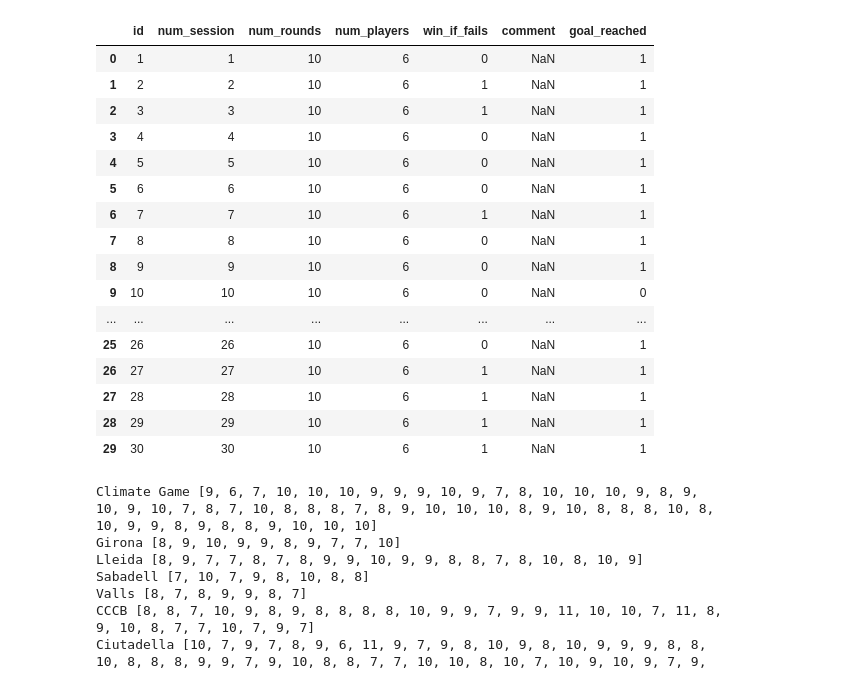
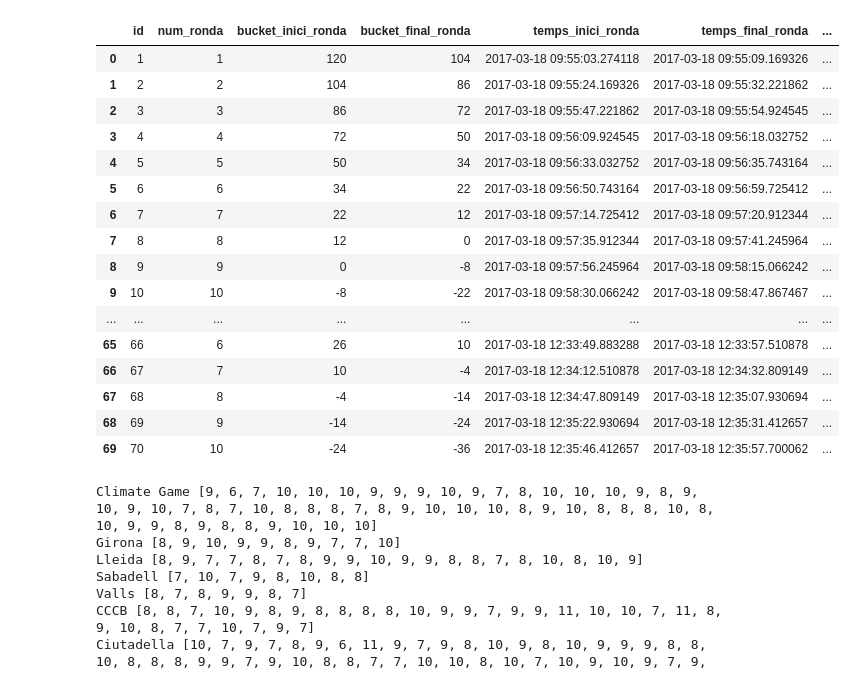
Before and after one commit to canigocallau/TFM, a Jupyter notebook: Final figures.ipynb, the cells around one changed output. Drawn from its saved outputs; the diff is of its cells as text; code cells hidden in the pictures.

```diff
--- a/Final figures.ipynb
+++ b/Final figures.ipynb
@@ -26,51 +26,51 @@ sessionlleida=pd.read_csv("Games for mental health/Lleida_partida.csv")
 userlleida=pd.read_csv("Games for mental health/Lleida_user.csv")
 userroundlleida=pd.read_csv("Games for mental health/Lleida_userronda.csv")
 roundsabadell=pd.read_csv("Games for mental health/Sabadell_ronda.csv")
 sessionsabadell=pd.read_csv("Games for mental health/Sabadell_partida.csv")
 usersabadell=pd.read_csv("Games for mental health/Sabadell_user.csv")
 userroundsabadell=pd.read_csv("Games for mental health/Sabadell_userronda.csv")
 roundvalls=pd.read_csv("Games for mental health/Valls_ronda.csv")
 sessionvalls=pd.read_csv("Games for mental health/Valls_partida.csv")
 uservalls=pd.read_csv("Games for mental health/Valls_user.csv")
 userroundvalls=pd.read_csv("Games for mental health/Valls_userronda.csv")
 # STEM4Youth Aire (5,6)
 roundcccb=pd.read_csv("STEM4Youth Aire/round_CCCB.csv")
 sessioncccb=pd.read_csv("STEM4Youth Aire/session_CCCB.csv")
 usercccb=pd.read_csv("STEM4Youth Aire/user_CCCB.csv",encoding='latin-1')
 userroundcccb=pd.read_csv("STEM4Youth Aire/userround_CCCB.csv")
 roundciutadella=pd.read_csv("STEM4Youth Aire/round_ciutadella.csv")
 sessionciutadella=pd.read_csv("STEM4Youth Aire/session_ciutadella.csv")
 userciutadella=pd.read_csv("STEM4Youth Aire/user_ciutadella.csv",encoding='latin-1')
 userroundciutadella=pd.read_csv("STEM4Youth Aire/userround_ciutadella.csv")
 # STEM4Youth Palaio Faliro (7)
 roundpf=pd.read_csv("STEM4Youth Palaio Faliro/round.csv")
 sessionpf=pd.read_csv("STEM4Youth Palaio Faliro/session.csv")
 userpf=pd.read_csv("STEM4Youth Palaio Faliro/user.csv")
 userroundpf=pd.read_csv("STEM4Youth Palaio Faliro/userround.csv")
 # STEM4Youth Viladecans (8)
 roundviladecans=pd.read_csv("STEM4Youth Viladecans/ronda.csv")
 sessionviladecans=pd.read_csv("STEM4Youth Viladecans/partida.csv")
 userviladecans=pd.read_csv("STEM4Youth Viladecans/user.csv")
 userroundviladecans=pd.read_csv("STEM4Youth Viladecans/userronda.csv")
-display(sessionviladecans)
+display(roundvalls)
 # %% [output]
-|  | id | num_session | num_rounds | num_players | win_if_fails | comment | goal_reached |
-| 0 | 1 | 1 | 10 | 6 | 0 | NaN | 1 |
-| 1 | 2 | 2 | 10 | 6 | 1 | NaN | 1 |
-| 2 | 3 | 3 | 10 | 6 | 1 | NaN | 1 |
-| 3 | 4 | 4 | 10 | 6 | 0 | NaN | 1 |
-| 4 | 5 | 5 | 10 | 6 | 0 | NaN | 1 |
-| 5 | 6 | 6 | 10 | 6 | 0 | NaN | 1 |
-| 6 | 7 | 7 | 10 | 6 | 1 | NaN | 1 |
-| 7 | 8 | 8 | 10 | 6 | 0 | NaN | 1 |
-| 8 | 9 | 9 | 10 | 6 | 0 | NaN | 1 |
-| 9 | 10 | 10 | 10 | 6 | 0 | NaN | 0 |
+|  | id | num_ronda | bucket_inici_ronda | bucket_final_ronda | temps_inici_ronda | temps_final_ronda | ... |
+| 0 | 1 | 1 | 120 | 104 | 2017-03-18 09:55:03.274118 | 2017-03-18 09:55:09.169326 | ... |
+| 1 | 2 | 2 | 104 | 86 | 2017-03-18 09:55:24.169326 | 2017-03-18 09:55:32.221862 | ... |
+| 2 | 3 | 3 | 86 | 72 | 2017-03-18 09:55:47.221862 | 2017-03-18 09:55:54.924545 | ... |
+| 3 | 4 | 4 | 72 | 50 | 2017-03-18 09:56:09.924545 | 2017-03-18 09:56:18.032752 | ... |
+| 4 | 5 | 5 | 50 | 34 | 2017-03-18 09:56:33.032752 | 2017-03-18 09:56:35.743164 | ... |
+| 5 | 6 | 6 | 34 | 22 | 2017-03-18 09:56:50.743164 | 2017-03-18 09:56:59.725412 | ... |
+| 6 | 7 | 7 | 22 | 12 | 2017-03-18 09:57:14.725412 | 2017-03-18 09:57:20.912344 | ... |
+| 7 | 8 | 8 | 12 | 0 | 2017-03-18 09:57:35.912344 | 2017-03-18 09:57:41.245964 | ... |
+| 8 | 9 | 9 | 0 | -8 | 2017-03-18 09:57:56.245964 | 2017-03-18 09:58:15.066242 | ... |
+| 9 | 10 | 10 | -8 | -22 | 2017-03-18 09:58:30.066242 | 2017-03-18 09:58:47.867467 | ... |
 | ... | ... | ... | ... | ... | ... | ... | ... |
-| 25 | 26 | 26 | 10 | 6 | 0 | NaN | 1 |
-| 26 | 27 | 27 | 10 | 6 | 1 | NaN | 1 |
-| 27 | 28 | 28 | 10 | 6 | 1 | NaN | 1 |
-| 28 | 29 | 29 | 10 | 6 | 1 | NaN | 1 |
-| 29 | 30 | 30 | 10 | 6 | 1 | NaN | 1 |
+| 65 | 66 | 6 | 26 | 10 | 2017-03-18 12:33:49.883288 | 2017-03-18 12:33:57.510878 | ... |
+| 66 | 67 | 7 | 10 | -4 | 2017-03-18 12:34:12.510878 | 2017-03-18 12:34:32.809149 | ... |
+| 67 | 68 | 8 | -4 | -14 | 2017-03-18 12:34:47.809149 | 2017-03-18 12:35:07.930694 | ... |
+| 68 | 69 | 9 | -14 | -24 | 2017-03-18 12:35:22.930694 | 2017-03-18 12:35:31.412657 | ... |
+| 69 | 70 | 10 | -24 | -36 | 2017-03-18 12:35:46.412657 | 2017-03-18 12:35:57.700062 | ... |
 # %%
 dataset_label=["cg","girona","lleida","sabadell","valls","cccb","ciutadella","pf","viladecans"]
 dataset_name=["Climate Game","Girona","Lleida","Sabadell","Valls","CCCB","Ciutadella","Palaio Faliro","Viladecans"]
```
Also changed, not shown: parts of 14 cells of this notebook.
